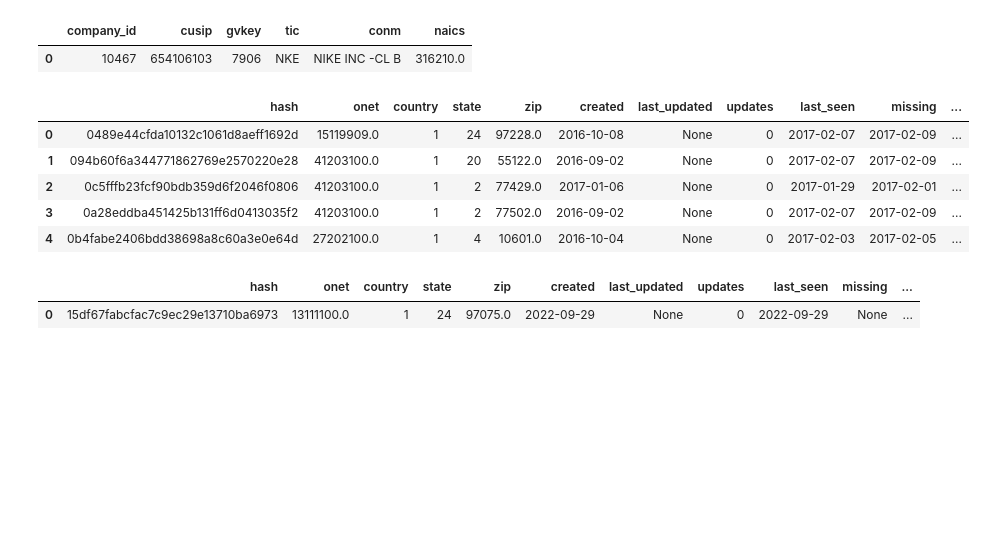
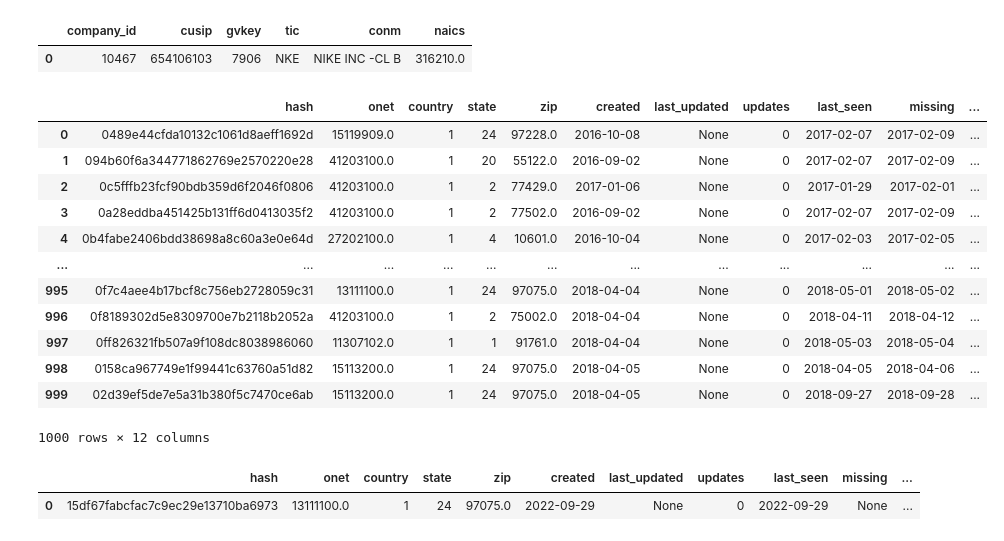
Before and after one commit to kcf1/fina4359-quant-trading, a Jupyter notebook: final/linkup_data_access_demo.ipynb, the cells around one changed output. Cells and saved outputs as stored; diff of their text form; code cells hidden in the pictures; blank space fills up the shorter version.

```diff
--- a/final/linkup_data_access_demo.ipynb
+++ b/final/linkup_data_access_demo.ipynb
@@ -94,19 +94,29 @@ df_tables
 # %%
 # The job postings of a company with company_id x can be accessed through the table fina4359_linkup_202603.firm_x
 # hash: unique identifier for each job posting.
 # onet: occupation code for the job posting. See more from https://www.onetonline.org.
 # created, last_updated, last_seen, and missing: date on which the job posting is created, last updated, last seen, and not seen anymore by the crawler.
 
-res = client.query("""select * from fina4359_linkup_202603.firm_10467 limit 5""")
+res = client.query("""select * from fina4359_linkup_202603.firm_10467 limit 1000""")
 df_tables = pd.DataFrame(res.result_rows, columns=res.column_names)
-df_tables
+df_tables['last_seen'] = pd.to_datetime(df_tables['last_seen'])
+df_tables['created'] = pd.to_datetime(df_tables['created'])
+df_tables['lasting'] = df_tables['last_seen'].sub(df_tables['created']).div(pd.Timedelta(days=1))
+df_tables#['lasting'].plot(kind='hist')
 # %% [output]
 |  | hash | onet | country | state | zip | created | last_updated | updates | last_seen | missing | ... |
 | 0 | 0489e44cfda10132c1061d8aeff1692d | 15119909.0 | 1 | 24 | 97228.0 | 2016-10-08 | None | 0 | 2017-02-07 | 2017-02-09 | ... |
 | 1 | 094b60f6a344771862769e2570220e28 | 41203100.0 | 1 | 20 | 55122.0 | 2016-09-02 | None | 0 | 2017-02-07 | 2017-02-09 | ... |
 | 2 | 0c5fffb23fcf90bdb359d6f2046f0806 | 41203100.0 | 1 | 2 | 77429.0 | 2017-01-06 | None | 0 | 2017-01-29 | 2017-02-01 | ... |
 | 3 | 0a28eddba451425b131ff6d0413035f2 | 41203100.0 | 1 | 2 | 77502.0 | 2016-09-02 | None | 0 | 2017-02-07 | 2017-02-09 | ... |
 | 4 | 0b4fabe2406bdd38698a8c60a3e0e64d | 27202100.0 | 1 | 4 | 10601.0 | 2016-10-04 | None | 0 | 2017-02-03 | 2017-02-05 | ... |
+| ... | ... | ... | ... | ... | ... | ... | ... | ... | ... | ... | ... |
+| 995 | 0f7c4aee4b17bcf8c756eb2728059c31 | 13111100.0 | 1 | 24 | 97075.0 | 2018-04-04 | None | 0 | 2018-05-01 | 2018-05-02 | ... |
+| 996 | 0f8189302d5e8309700e7b2118b2052a | 41203100.0 | 1 | 2 | 75002.0 | 2018-04-04 | None | 0 | 2018-04-11 | 2018-04-12 | ... |
+| 997 | 0ff826321fb507a9f108dc8038986060 | 11307102.0 | 1 | 1 | 91761.0 | 2018-04-04 | None | 0 | 2018-05-03 | 2018-05-04 | ... |
+| 998 | 0158ca967749e1f99441c63760a51d82 | 15113200.0 | 1 | 24 | 97075.0 | 2018-04-05 | None | 0 | 2018-04-05 | 2018-04-06 | ... |
+| 999 | 02d39ef5de7e5a31b380f5c7470ce6ab | 15113200.0 | 1 | 24 | 97075.0 | 2018-04-05 | None | 0 | 2018-09-27 | 2018-09-28 | ... |
+1000 rows × 12 columns
 # %%
 # A job from Nike's latest job postings.
 
```
Also changed, not shown: parts of 1 cell of this notebook, 17 other files.
